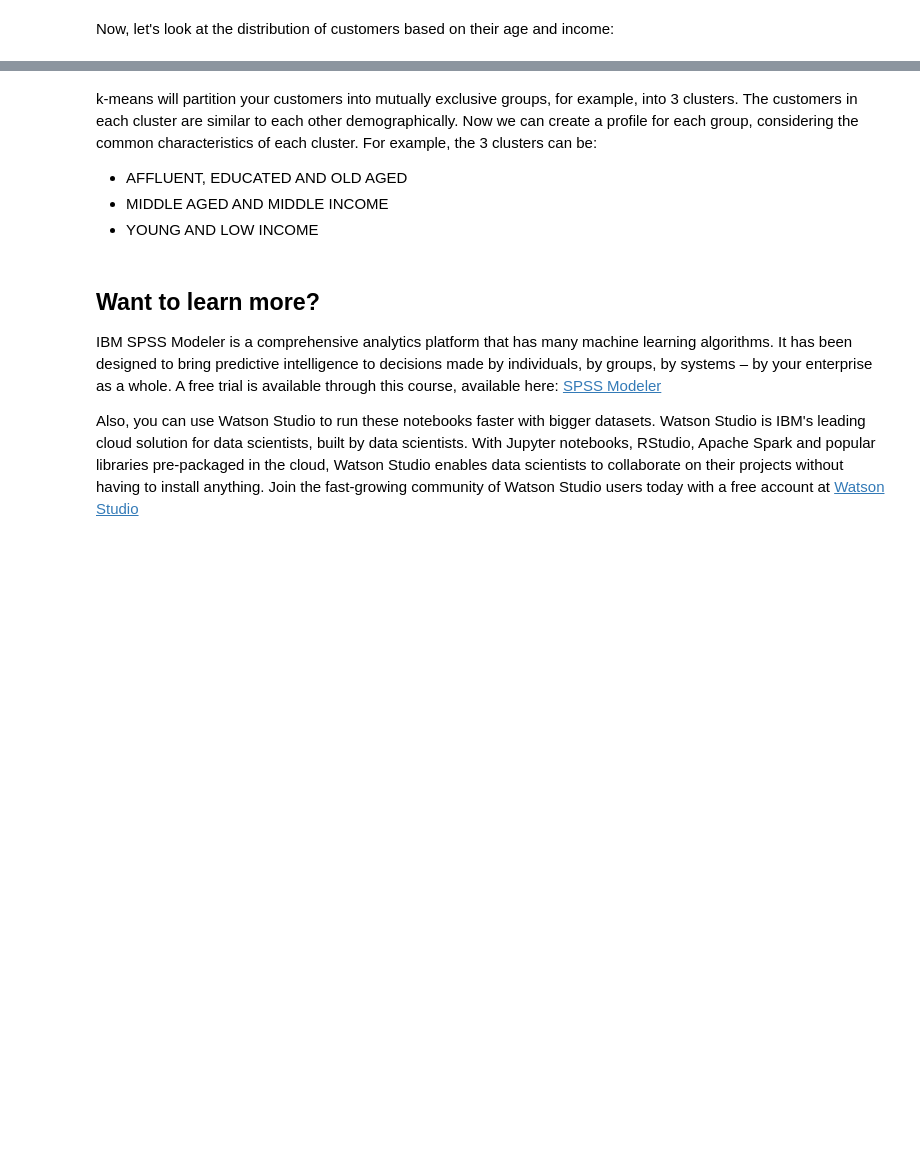
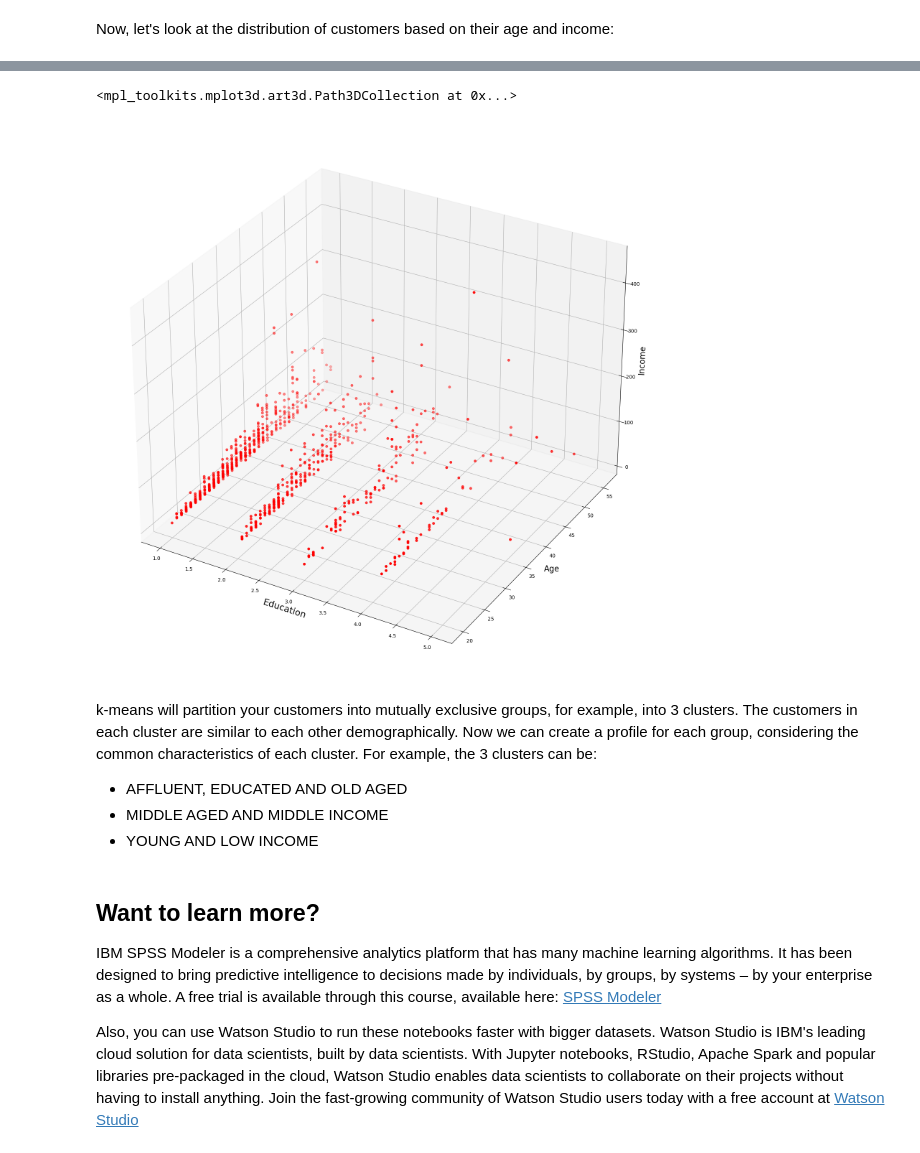
Before and after one commit to Rajshah296/IBM_Data_Science, a Jupyter notebook: Machine Learning with Python/ML0101EN-Clus-K-Means-Customer-Seg.ipynb, the cells around one changed output, grey strips where cells are left out. Saved outputs shown, nothing was run; the diff lists cells and outputs as text; code cells hidden in the pictures; blank space fills up the shorter version.

```diff
--- a/Machine Learning with Python/ML0101EN-Clus-K-Means-Customer-Seg.ipynb
+++ b/Machine Learning with Python/ML0101EN-Clus-K-Means-Customer-Seg.ipynb
@@ -277,18 +365,20 @@ plt.show()
 # %%
 from mpl_toolkits.mplot3d import Axes3D
-fig = plt.figure(1, figsize=(8, 6))
-plt.clf()
-ax = Axes3D(fig, rect=[0, 0, .95, 1], elev=48, azim=134)
 
-plt.cla()
+fig = plt.figure(figsize=(20,20))  # Customize figure size if needed
+ax = fig.add_subplot(111, projection='3d')  # Create 3D axes
+
 # plt.ylabel('Age', fontsize=18)
 # plt.xlabel('Income', fontsize=16)
 # plt.zlabel('Education', fontsize=16)
-ax.set_xlabel('Education')
-ax.set_ylabel('Age')
-ax.set_zlabel('Income')
+ax.set_xlabel('Education',fontsize=18)
+ax.set_ylabel('Age',fontsize=16)
+ax.set_zlabel('Income',fontsize=16)
 
-ax.scatter(X[:, 1], X[:, 0], X[:, 3], c= labels.astype(np.float))
+ax.scatter(X[:, 1], X[:, 0], X[:, 3], color="red")
+# %% [output]
+<mpl_toolkits.mplot3d.art3d.Path3DCollection at 0x...>
+[figure, added]
 # %% [markdown]
 k-means will partition your customers into mutually exclusive groups, for example, into 3 clusters. The customers in each cluster are similar to each other demographically.
 Now we can create a profile for each group, considering the common characteristics of each cluster.
```
Also changed, not shown: parts of 16 cells of this notebook.
